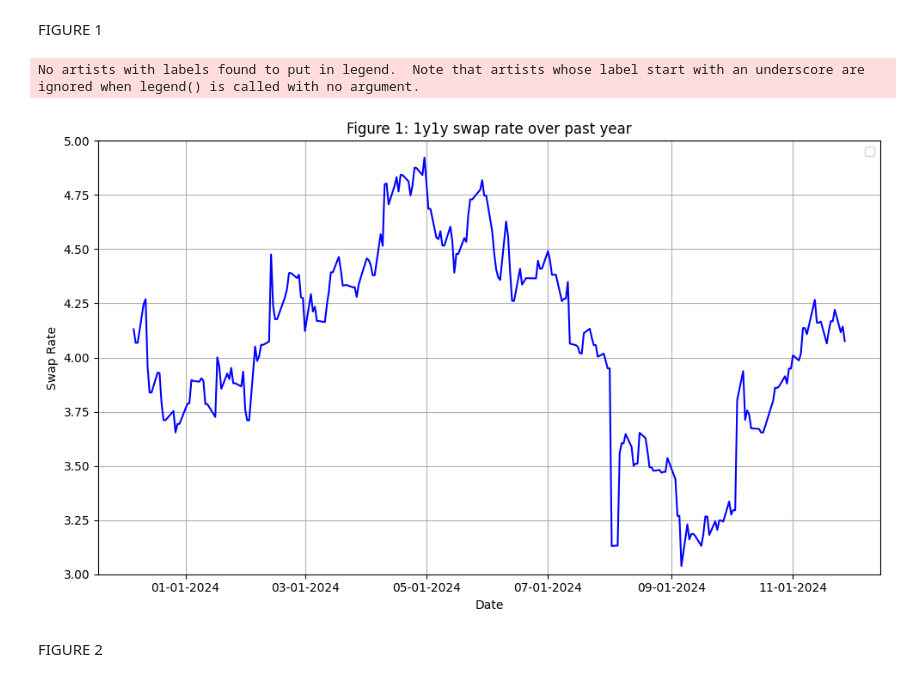
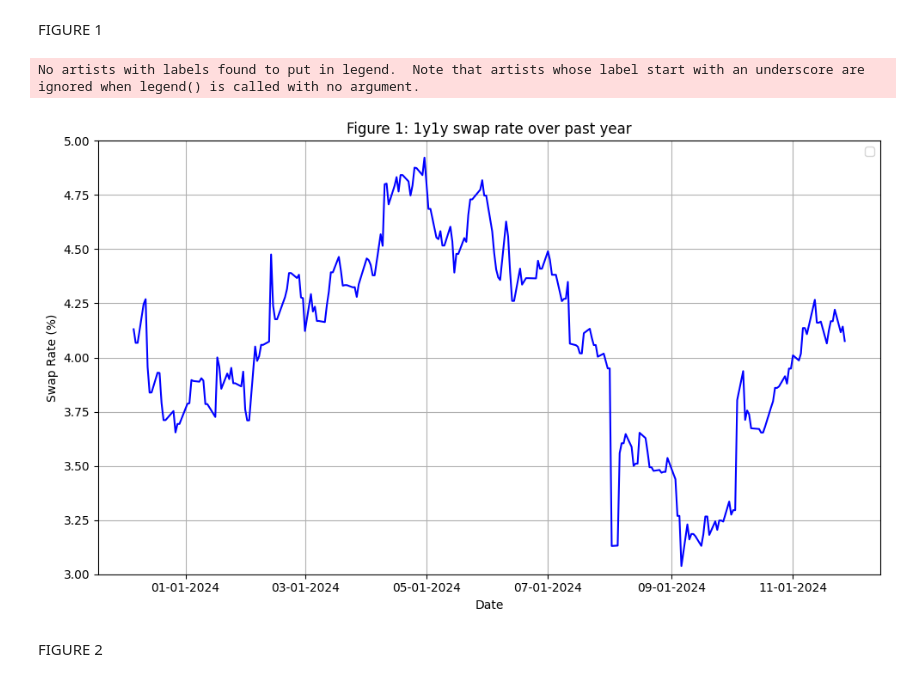
Before and after one commit to ALILODHI-cloud/UVAmacro, a Jupyter notebook: post_1/analysis.ipynb, the cells around one changed output. Saved outputs shown, nothing was run; the diff lists cells and outputs as text; code cells hidden in the pictures.

```diff
--- a/post_1/analysis.ipynb
+++ b/post_1/analysis.ipynb
@@ -190,9 +223,6 @@ See the caveats in the documentation: https://pandas.pydata.org/pandas-docs/stab
 FIGURE 1
 # %%
 
-import matplotlib.pyplot as plt
-import matplotlib.dates as mdates
-import pandas as pd
 
 
 # Plot the data
@@ -200,35 +230,35 @@ plt.figure(figsize=(10, 6))
 
 df_restrict = df_total[df_total['Date']>='12-06-2023']
 plt.plot(df_restrict['Date'], df_restrict['1y1y'], color='blue')
 
 # Set the title and labels
 plt.xlabel('Date')
-plt.ylabel('Swap Rate')
+plt.ylabel('Swap Rate (%)')
 plt.title('Figure 1: 1y1y swap rate over past year')
 plt.legend()
 plt.grid(True)
 
 # Customize y-axis limits (example: set between 0 and 100)
 plt.ylim(3, 5)  # Adjust these values as per your dataset range
 
 # Format x-axis to show dates in MM-DD-YYYY format
 plt.gca().xaxis.set_major_formatter(mdates.DateFormatter('%m-%d-%Y'))
 
 
 # Save the plot as a JPEG file
 plt.tight_layout()
 
 # Save the figure as a JPEG file
 plt.savefig(f'{figure_path}/figure1.jpg', format='jpeg')
 # Rotate the x-axis labels to avoid overlap
 plt.xticks(rotation=0)
 
 # Show the plot
 plt.tight_layout()
 plt.show()
 # %% [output]
 No artists with labels found to put in legend.  Note that artists whose label start with an underscore are ignored when legend() is called with no argument.
-[figure, old version]
+[figure, new version]
 # %% [markdown]
 FIGURE 2
 # %%
```
Also changed, not shown: parts of 11 cells of this notebook.
